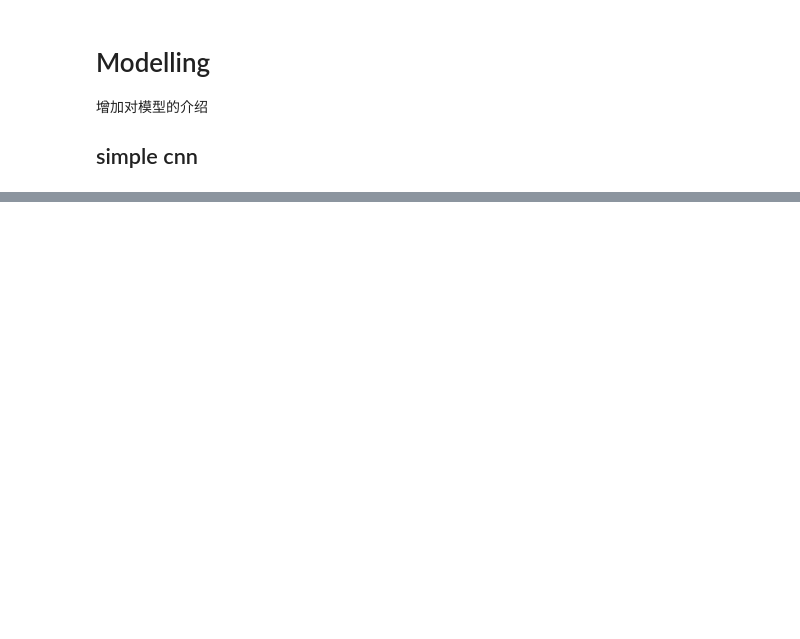
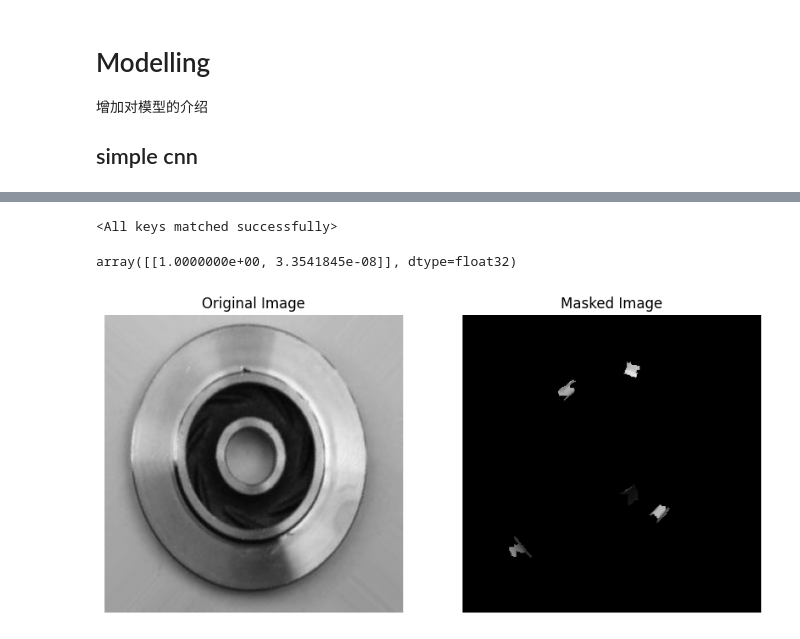
Before and after one commit to sdsc-bw/sdsc_blog, a Jupyter notebook: Use case2 - defect detection.ipynb, the cells around one changed output, grey strips where cells are left out. Drawn from its saved outputs; the diff is of its cells as text; code cells hidden in the pictures; blank space fills up the shorter version.

Commit message:
add explain method and attention method

```diff
--- a/Use case2 - defect detection.ipynb
+++ b/Use case2 - defect detection.ipynb
@@ -349,0 +391,4 @@ losses.tail(3)
+# %%
+model.load_state_dict(torch.load('casting_product_detection.pth'))
+# %% [output]
+<All keys matched successfully>
@@ -349,0 +425,49 @@ losses.tail(3)
+# %%
+predict_fn(np.array(image.convert("RGB")))
+# %% [output]
+array([[1.0000000e+00, 3.3541845e-08]], dtype=float32)
+# %%
+# 初始化 LIME 解释器
+explainer = lime_image.LimeImageExplainer()
+
+# 定义图像分割算法
+segmenter = SegmentationAlgorithm('quickshift', kernel_size=1, max_dist=200, ratio=0.2)
+
+# 获取解释
+explanation = explainer.explain_instance(
+    np.array(image.convert("RGB")),
+    classifier_fn=predict_fn,
+    segmentation_fn=segmenter
+)
+
+# 展示解释
+temp, mask = explanation.get_image_and_mask(
+    explanation.top_labels[0],
+    positive_only=True,
+    num_features=5,
+    hide_rest=True
+)
+# %%
+# 将掩码应用到原始图像上
+original_image = np.array(image.convert("RGB"))
+
+masked_image = np.zeros_like(original_image)
+for i in range(3):
+    masked_image[:,:,i] = original_image[:,:,i] * mask
+
+# 显示原始图像和带掩码的图像
+plt.figure(figsize=(10,5))
+
+plt.subplot(1,2,1)
+plt.title('Original Image')
+plt.imshow(original_image)
+plt.axis('off')
+
+plt.subplot(1,2,2)
+plt.title('Masked Image')
+plt.imshow(masked_image)
+plt.axis('off')
+
+plt.show()
+# %% [output]
+[figure, added]
```
Also changed, not shown: parts of 32 cells of this notebook.
